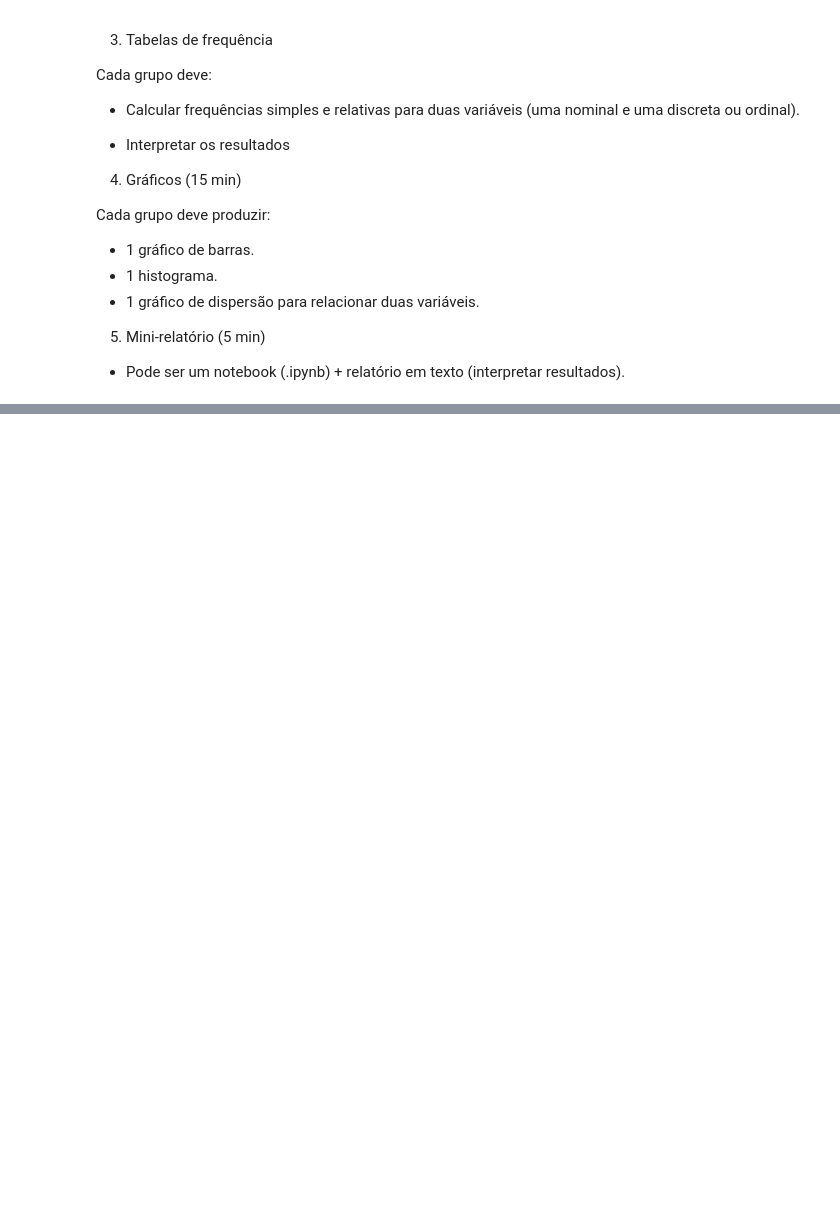
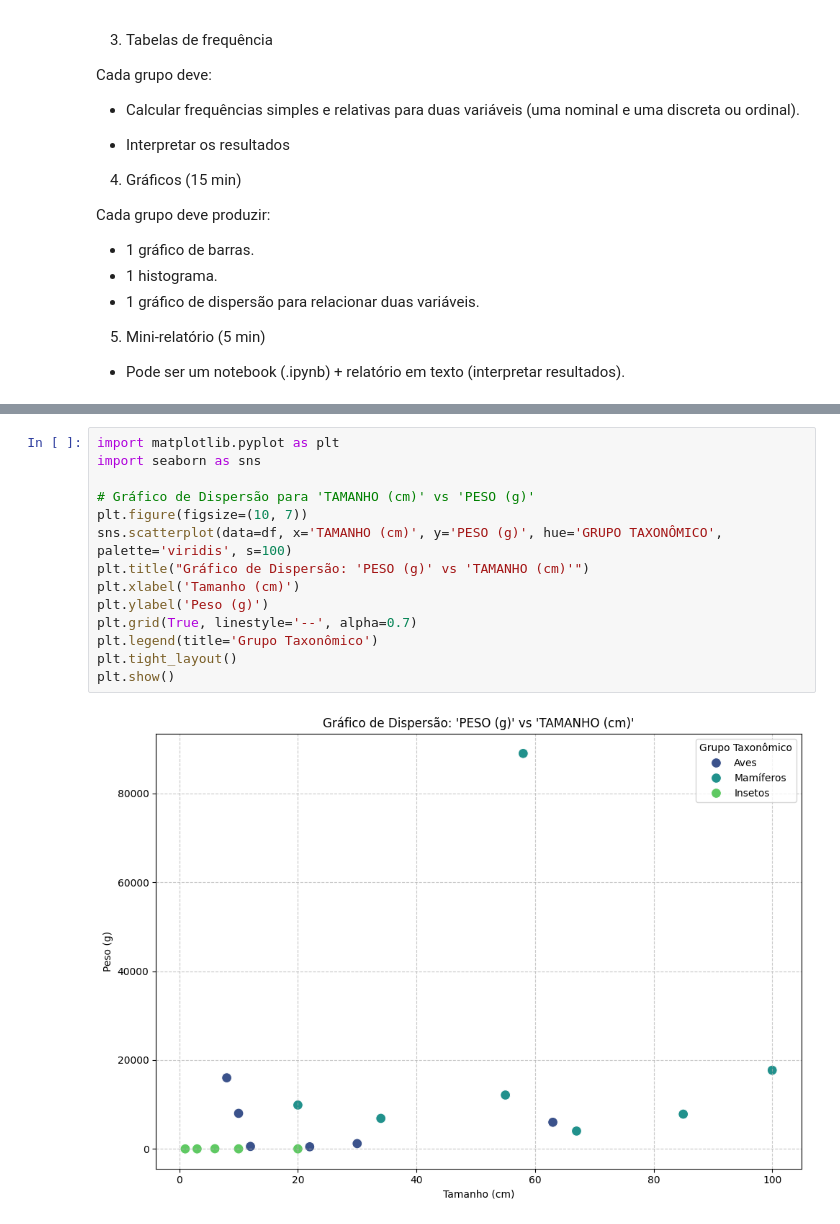
Before and after one commit to pellegreeno/Bioestat-stica-2026-, a Jupyter notebook: tarefa03_.ipynb, the cells around one changed output, grey strips where cells are left out. Drawn from its saved outputs; the diff is of its cells as text; blank space fills up the shorter version.

```diff
--- a/tarefa03_.ipynb
+++ b/tarefa03_.ipynb
@@ -41,0 +182,16 @@ Cada grupo deve produzir:
+# %%
+import matplotlib.pyplot as plt
+import seaborn as sns
+
+# Gráfico de Dispersão para 'TAMANHO (cm)' vs 'PESO (g)'
+plt.figure(figsize=(10, 7))
+sns.scatterplot(data=df, x='TAMANHO (cm)', y='PESO (g)', hue='GRUPO TAXONÔMICO', palette='viridis', s=100)
+plt.title("Gráfico de Dispersão: 'PESO (g)' vs 'TAMANHO (cm)'")
+plt.xlabel('Tamanho (cm)')
+plt.ylabel('Peso (g)')
+plt.grid(True, linestyle='--', alpha=0.7)
+plt.legend(title='Grupo Taxonômico')
+plt.tight_layout()
+plt.show()
+# %% [output]
+[figure, added]
```
Also changed, not shown: parts of 10 cells of this notebook.
